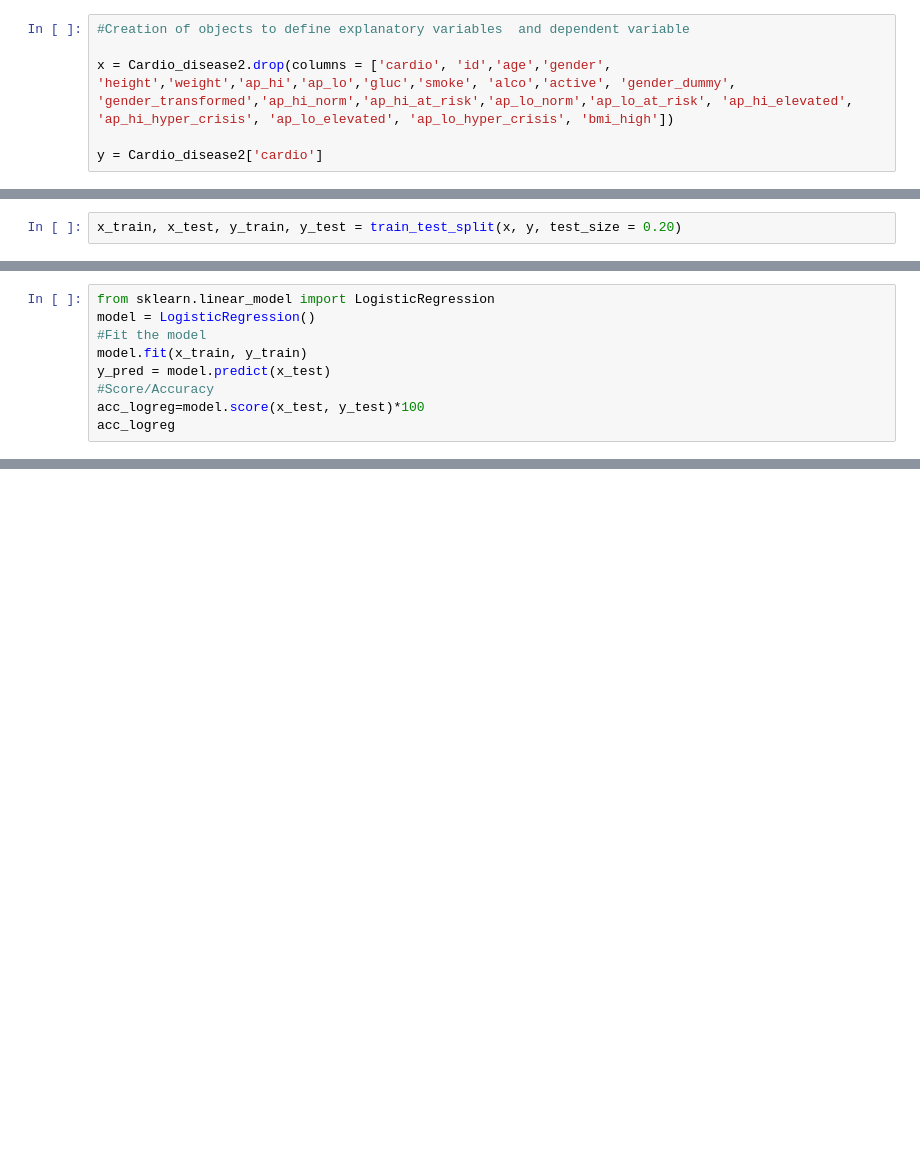
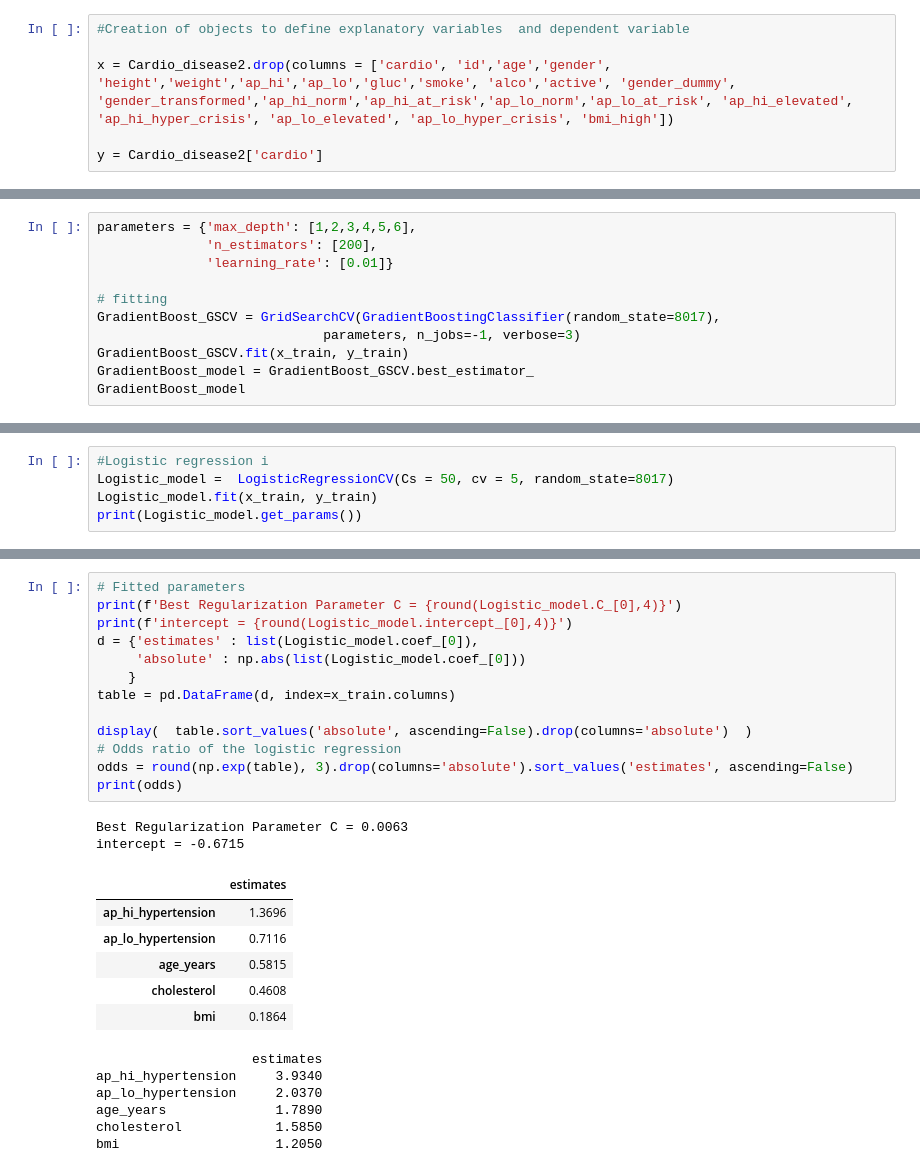
Before and after one commit to Psychraft/Big-Data-Project, a Jupyter notebook: Final_Project_Big_Data_Analysis.ipynb, the cells around one changed output, grey strips where cells are left out. Saved outputs shown, nothing was run; the diff lists cells and outputs as text; blank space fills up the shorter version.

```diff
--- a/Final_Project_Big_Data_Analysis.ipynb
+++ b/Final_Project_Big_Data_Analysis.ipynb
@@ -648,2 +677,0 @@ y=covid['COVID-19']
-# %%
-x_train, x_test, y_train, y_test = train_test_split(x, y, test_size = 0.20)
@@ -652,9 +677,0 @@ LOGISTIC REGRESSION
-# %%
-from sklearn.linear_model import LogisticRegression
-model = LogisticRegression()
-#Fit the model
-model.fit(x_train, y_train)
-y_pred = model.predict(x_test)
-#Score/Accuracy
-acc_logreg=model.score(x_test, y_test)*100
-acc_logreg
@@ -660,0 +680,11 @@ acc_logreg
+# %%
+parameters = {'max_depth': [1,2,3,4,5,6],
+              'n_estimators': [200],
+              'learning_rate': [0.01]}
+
+# fitting
+GradientBoost_GSCV = GridSearchCV(GradientBoostingClassifier(random_state=8017),
+                             parameters, n_jobs=-1, verbose=3)
+GradientBoost_GSCV.fit(x_train, y_train)
+GradientBoost_model = GradientBoost_GSCV.best_estimator_
+GradientBoost_model
@@ -660,0 +718,5 @@ acc_logreg
+# %%
+#Logistic regression i
+Logistic_model =  LogisticRegressionCV(Cs = 50, cv = 5, random_state=8017)
+Logistic_model.fit(x_train, y_train)
+print(Logistic_model.get_params())
@@ -660,0 +750,28 @@ acc_logreg
+# %%
+# Fitted parameters
+print(f'Best Regularization Parameter C = {round(Logistic_model.C_[0],4)}')
+print(f'intercept = {round(Logistic_model.intercept_[0],4)}')
+d = {'estimates' : list(Logistic_model.coef_[0]),
+     'absolute' : np.abs(list(Logistic_model.coef_[0]))
+    }
+table = pd.DataFrame(d, index=x_train.columns)
+
+display(  table.sort_values('absolute', ascending=False).drop(columns='absolute')  )
+# Odds ratio of the logistic regression
+odds = round(np.exp(table), 3).drop(columns='absolute').sort_values('estimates', ascending=False)
+print(odds)
+# %% [output]
+Best Regularization Parameter C = 0.0063
+intercept = -0.6715
+|  | estimates |
+| ap_hi_hypertension | 1.3696 |
+| ap_lo_hypertension | 0.7116 |
+| age_years | 0.5815 |
+| cholesterol | 0.4608 |
+| bmi | 0.1864 |
+                    estimates
+ap_hi_hypertension     3.9340
+ap_lo_hypertension     2.0370
+age_years              1.7890
+cholesterol            1.5850
+bmi                    1.2050
```
Also changed, not shown: parts of 14 cells of this notebook.
